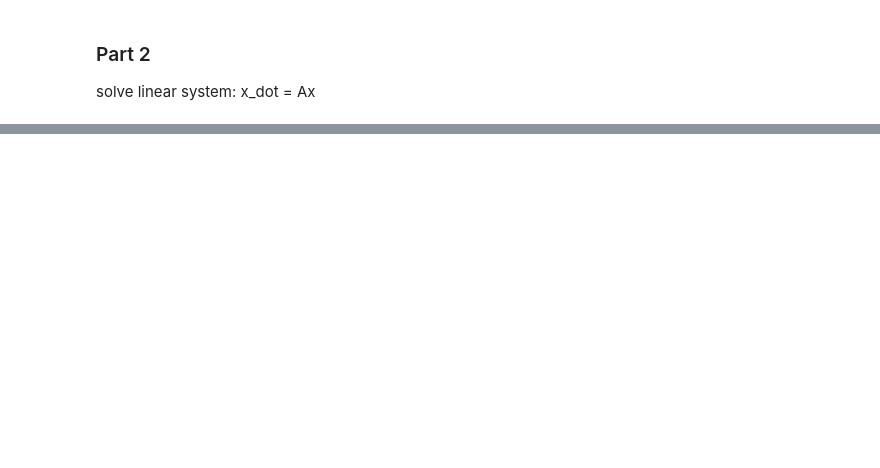
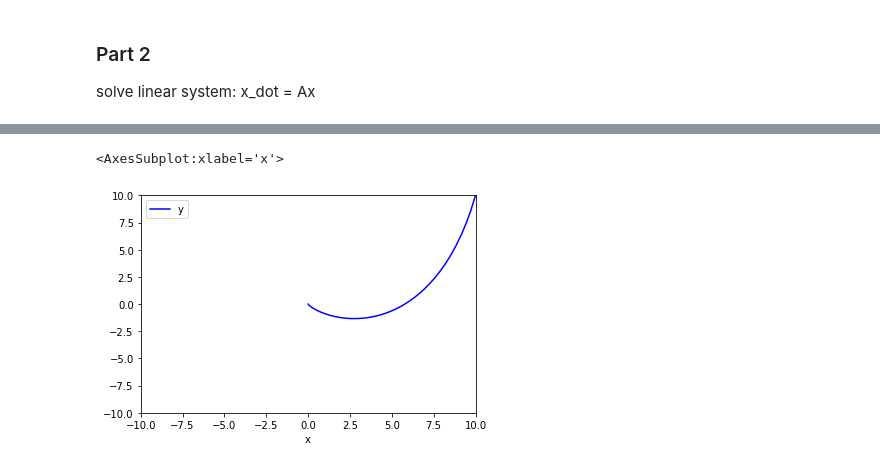
Before and after one commit to sonmikrafft-uni-MLCMS/ex5, a Jupyter notebook: task_2.ipynb, the cells around one changed output, grey strips where cells are left out. Cells and saved outputs as stored; diff of their text form; code cells hidden in the pictures; blank space fills up the shorter version.

```diff
--- a/task_2.ipynb
+++ b/task_2.ipynb
@@ -115,0 +261,8 @@ solve linear system: x_dot = Ax
+# %%
+# plot trajectory of initial point (10,10)
+df = pd.DataFrame(data=x_1_head, columns=x_1.columns)
+
+df.plot(kind = 'line', x = 'x', y = 'y', color='b', xlim=(-10,10), ylim=(-10,10))
+# %% [output]
+<AxesSubplot:xlabel='x'>
+[figure, added]
```
Also changed, not shown: parts of 15 cells of this notebook.
